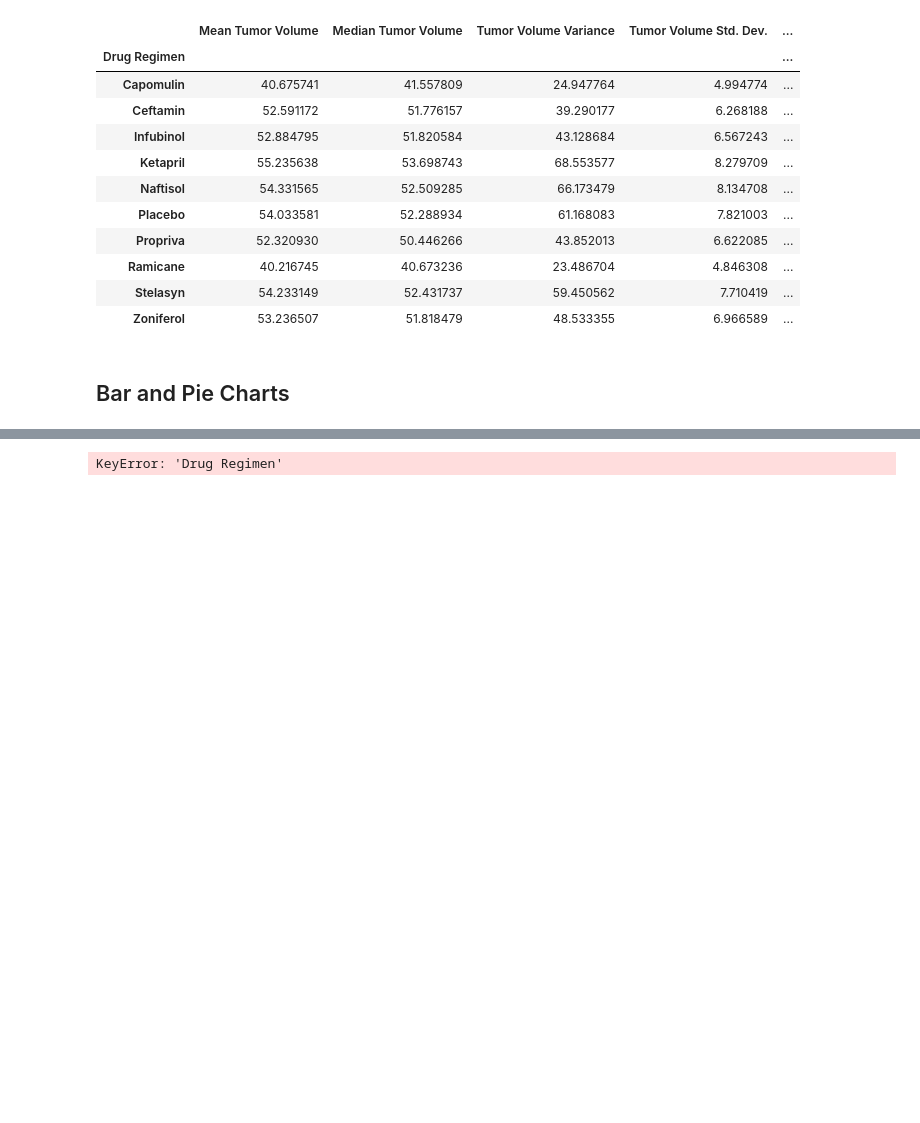
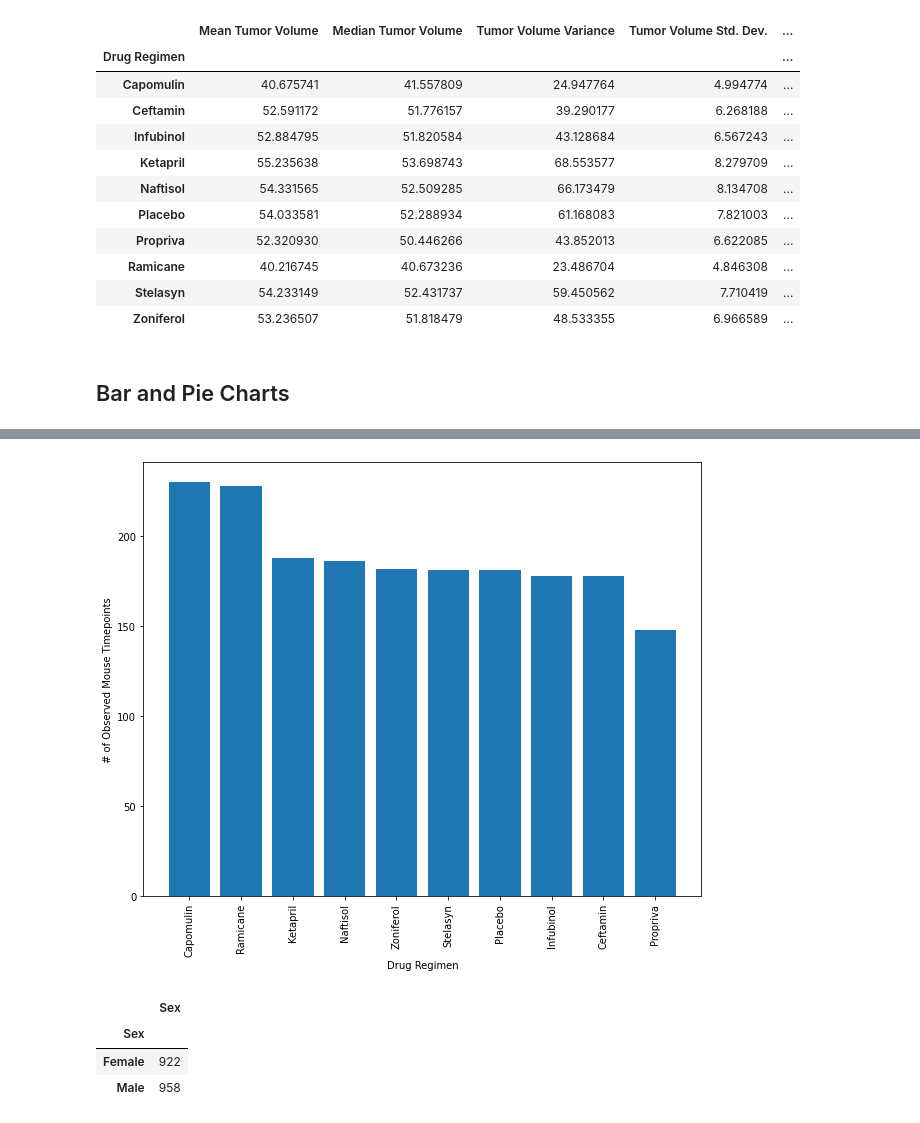
Before and after one commit to andrewdhawthorne/Module-5-Matplotlib-Challenge, a Jupyter notebook: Pymaceuticals/Pymaceuticals_student_solution.ipynb, the cells around one changed output, grey strips where cells are left out. Cells and saved outputs as stored; diff of their text form; code cells hidden in the pictures; blank space fills up the shorter version.

Commit message:
pandas and pyplots

```diff
--- a/Pymaceuticals/Pymaceuticals_student_solution.ipynb
+++ b/Pymaceuticals/Pymaceuticals_student_solution.ipynb
@@ -144 +145,4 @@ plt.tight_layout()
 <Figure size 432x288 with 0 Axes>
+# %%
+drug_timepoints_reset = drug_timepoints_df.reset_index()
+drug_timepoints_reset
@@ -145,9 +161,23 @@ plt.tight_layout()
 # %%
 # Generate a bar plot showing total number of rows (Mouse ID/Timepoint) for each drug regimen using pyplot
-x_axis = drug_timepoints["Drug Regimen"]
-y_axis = drug_timepoints["Timepoint"]
+x_axis = np.arange(len(drug_timepoints_reset))
+tick_locations = [value for value in x_axis]
 
-plt.bar(x_axis, y_axis)
+plt.figure(figsize=(10,8))
+plt.bar(x_axis, drug_timepoints_reset["Timepoint"], align="center")
+plt.xticks(tick_locations, drug_timepoints_reset["Drug Regimen"], rotation="vertical")
+plt.xlabel("Drug Regimen")
+plt.ylabel("# of Observed Mouse Timepoints")
 plt.show()
 # %% [output]
-KeyError: 'Drug Regimen'
+[figure, added]
+# %%
+# Generate a pie plot showing the distribution of female versus male mice using Pandas
+mice_gender = clean_study_data.groupby(["Sex"])["Sex"].count()
+mice_gender_df = pd.DataFrame(mice_gender)
+mice_gender_df
+# %% [output]
+|  | Sex |
+| Sex |  |
+| Female | 922 |
+| Male | 958 |
```
Also changed, not shown: parts of 6 cells of this notebook.
